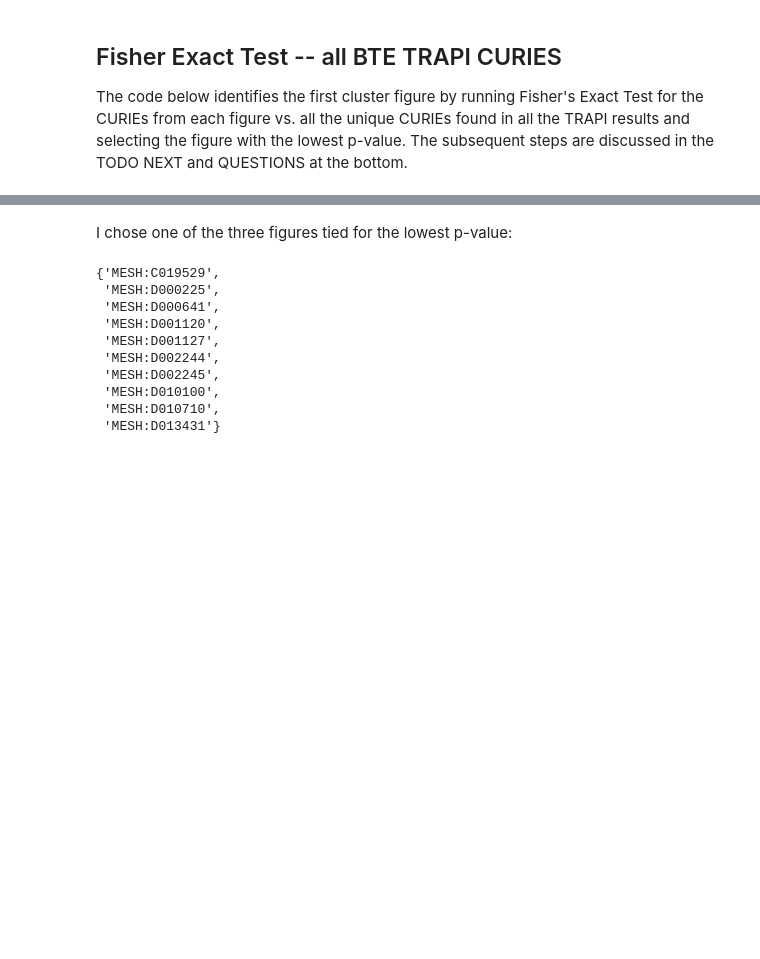
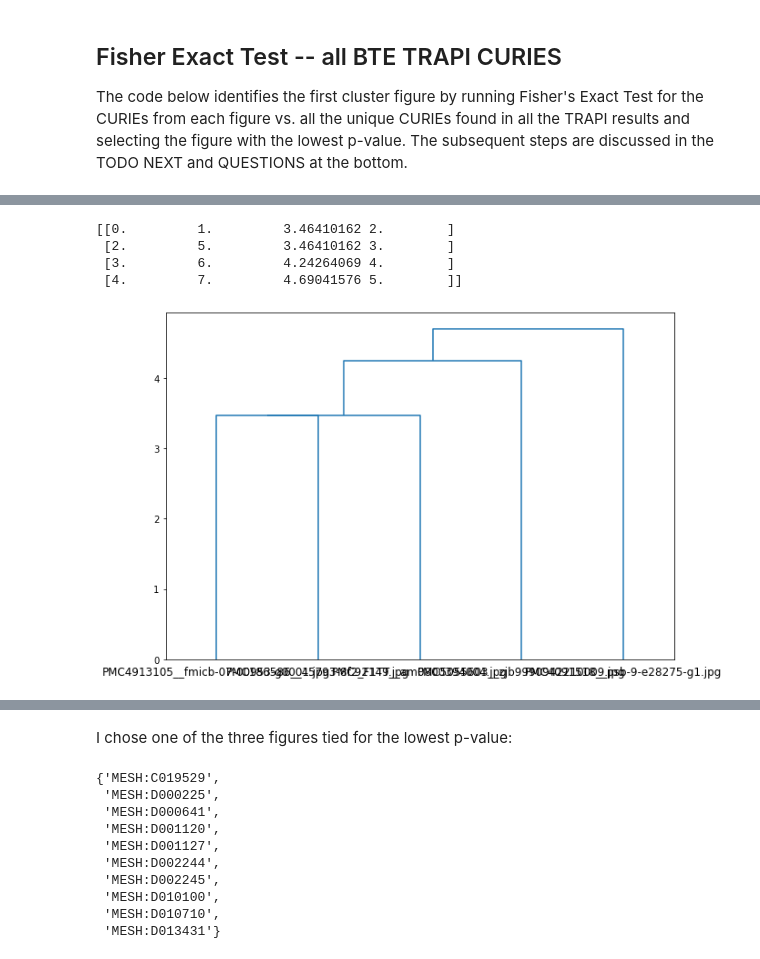
Before and after one commit to wikipathways/pathway-figure-ocr, a Jupyter notebook: notebooks/bte_clustering.ipynb, the cells around one changed output, grey strips where cells are left out. Cells and saved outputs as stored; diff of their text form; code cells hidden in the pictures; blank space fills up the shorter version.

```diff
--- a/notebooks/bte_clustering.ipynb
+++ b/notebooks/bte_clustering.ipynb
@@ -710,0 +1080,25 @@ for i, row in figures_df.sort_values("p_value").tail(10).iterrows():
+# %%
+from collections import defaultdict
+
+
+tied_figures_df = figures_df.sort_values("p_value").head()
+
+all_cluster_figure_curies = set()
+for i, row in tied_figures_df.iterrows():
+    all_cluster_figure_curies |= row["curie_set"]
+all_cluster_figure_curies_keys = sorted(all_cluster_figure_curies)
+
+cluster_figure_curie_to_figure_id = defaultdict(set)
+cluster_figure_curie_records = []
+for i, row in tied_figures_df.iterrows():
+    row_data = dict()
+    figure_id = row["figure_id"]
+    row_data["figure_id"] = figure_id
+    for curie in all_cluster_figure_curies_keys:
+        if curie in row["curie_set"]:
+            row_data[curie] = 1
+        else:
+            row_data[curie] = 0
+    cluster_figure_curie_records.append(row_data)
+cluster_figure_curie_df = pd.DataFrame(cluster_figure_curie_records)
+cluster_figure_curie_df
@@ -710,0 +1113,23 @@ for i, row in figures_df.sort_values("p_value").tail(10).iterrows():
+# %%
+from scipy.cluster.hierarchy import dendrogram, linkage
+from matplotlib import pyplot as plt
+
+
+linked = linkage(cluster_figure_curie_df[all_cluster_figure_curies_keys].to_numpy(), 'single')
+print(linked)
+
+labelList = cluster_figure_curie_df["figure_id"].to_list()
+
+plt.figure(figsize=(10, 7))
+dendrogram(linked,
+            orientation='top',
+            labels=labelList,
+            distance_sort='descending',
+            show_leaf_counts=True)
+plt.show()
+# %% [output]
+[[0.         1.         3.46410162 2.        ]
+ [2.         5.         3.46410162 3.        ]
+ [3.         6.         4.24264069 4.        ]
+ [4.         7.         4.69041576 5.        ]]
+[figure, added]
```
Also changed, not shown: parts of 52 cells of this notebook.
